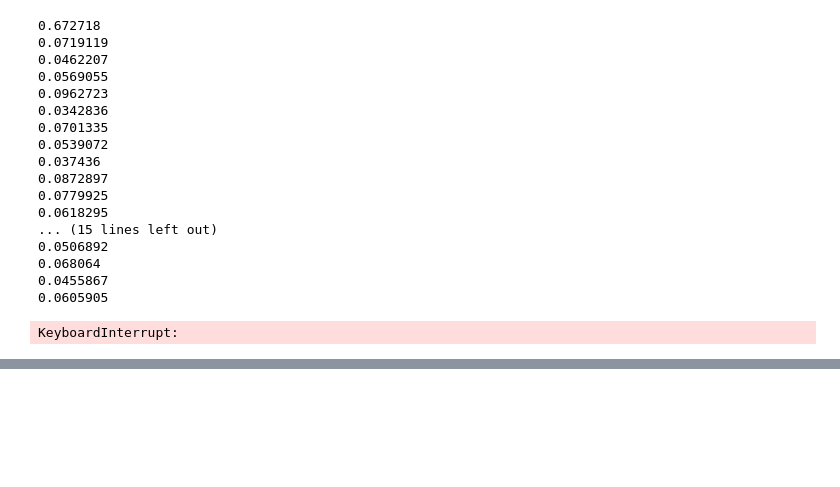
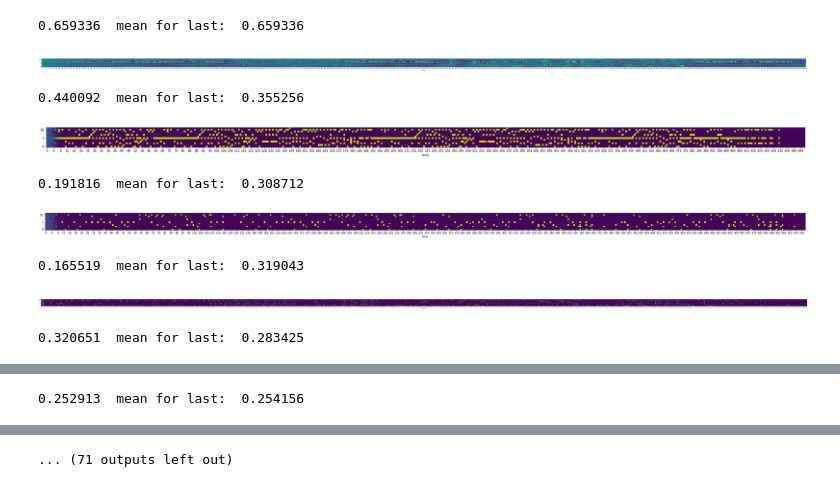
Before and after one commit to FortsAndMills/MusicGeneration, a Jupyter notebook: LSTM real data simple model.ipynb, the cells around one changed output, grey strips where cells are left out. Saved outputs shown, nothing was run; the diff lists cells and outputs as text; code cells hidden in the pictures; blank space fills up the shorter version.

```diff
--- a/LSTM real data simple model.ipynb
+++ b/LSTM real data simple model.ipynb
@@ -69,37 +91,29 @@ for song in songs:
 # %%
-training_steps = 20000
+training_steps = 10000
 display_step = 50
 
 losses = []
 for step in range(training_steps + 1):
     # getting data
-    batch_x = hsongs[np.random.randint(0, len(songs))][None]
+    batch_x = hsongs[np.random.randint(0, 100)]
     # Run optimization step
     sess.run(train_op, feed_dict={X: batch_x})
 
-    L = sess.run(loss_op, feed_dict={X: batch_x})
-    losses.append(L)
+    L = sess.run(ce, feed_dict={X: batch_x})
+    losses.append(L.mean())
 
     if step % display_step == 0:
-        print(L)
+        print(L.mean(), " mean for last: ", np.array(losses)[-display_step:].mean())
+        drawNotes(L[0])
 
 print("Optimization Finished!")
 # %% [output]
-0.672718
-0.0719119
-0.0462207
-0.0569055
-0.0962723
-0.0342836
-0.0701335
-0.0539072
-0.037436
-0.0872897
-0.0779925
-0.0618295
-... (15 lines left out)
-0.0506892
-0.068064
-0.0455867
-0.0605905
+0.659336  mean for last:  0.659336
+[figure, added]
-KeyboardInterrupt:
+0.440092  mean for last:  0.355256
+[figure, added]
+0.191816  mean for last:  0.308712
+[figure, added]
+0.165519  mean for last:  0.319043
+[figure, added]
+0.320651  mean for last:  0.283425
@@ -105,0 +121 @@ KeyboardInterrupt:
+0.252913  mean for last:  0.254156
@@ -106,3 +123,4 @@ KeyboardInterrupt:
+... (71 outputs left out)
 # %%
 import matplotlib.pyplot as plt
 %matplotlib inline
```
Also changed, not shown: parts of 29 cells of this notebook, 1 other file.
